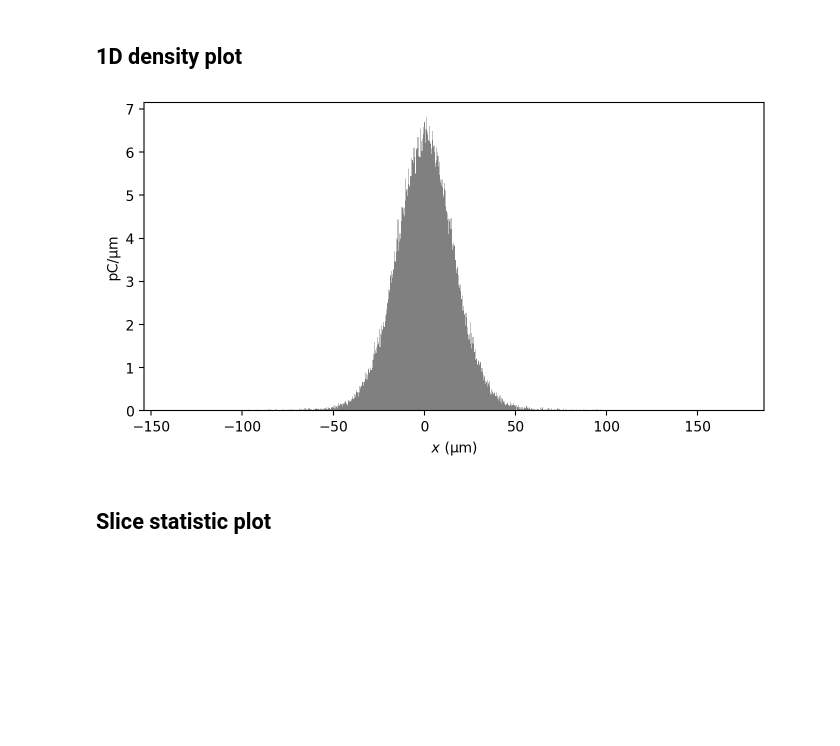
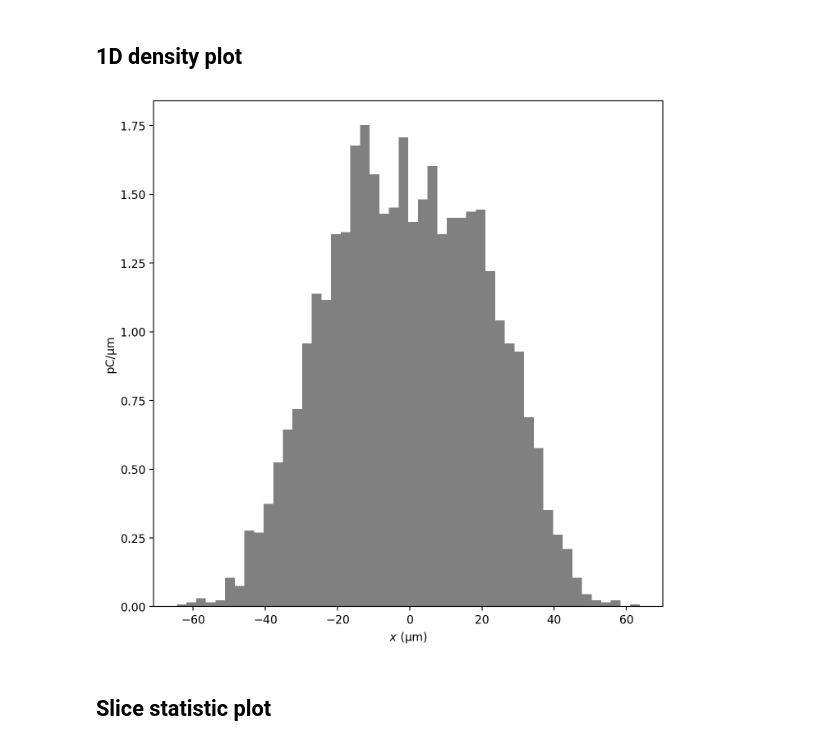
Before and after one commit to MichaelEhrlichman/openPMD-beamphysics, a Jupyter notebook: docs/examples/particle_examples.ipynb, the cells around one changed output. Cells and saved outputs as stored; diff of their text form; code cells hidden in the pictures; blank space fills up the shorter version.

```diff
--- a/docs/examples/particle_examples.ipynb
+++ b/docs/examples/particle_examples.ipynb
@@ -10,6 +10,6 @@ import matplotlib
 import matplotlib.pyplot as plt
 %matplotlib inline
 %config InlineBackend.figure_format = 'retina'
-matplotlib.rcParams['figure.figsize'] = (8,4)
+matplotlib.rcParams['figure.figsize'] = (8,8)
 # %% [markdown]
 # Basic Usage
@@ -321,9 +314,9 @@ Some plotting is included for convenience. See plot_examples.ipynb for better pl
 # %% [markdown]
 ## 1D density plot
 # %%
-P.plot('x')
+P_rw.plot('x')
 # %% [output]
-[figure, old version]
+[figure, new version]
 # %% [markdown]
 ## Slice statistic plot
 # %%
```
Also changed, not shown: parts of 55 cells of this notebook.
